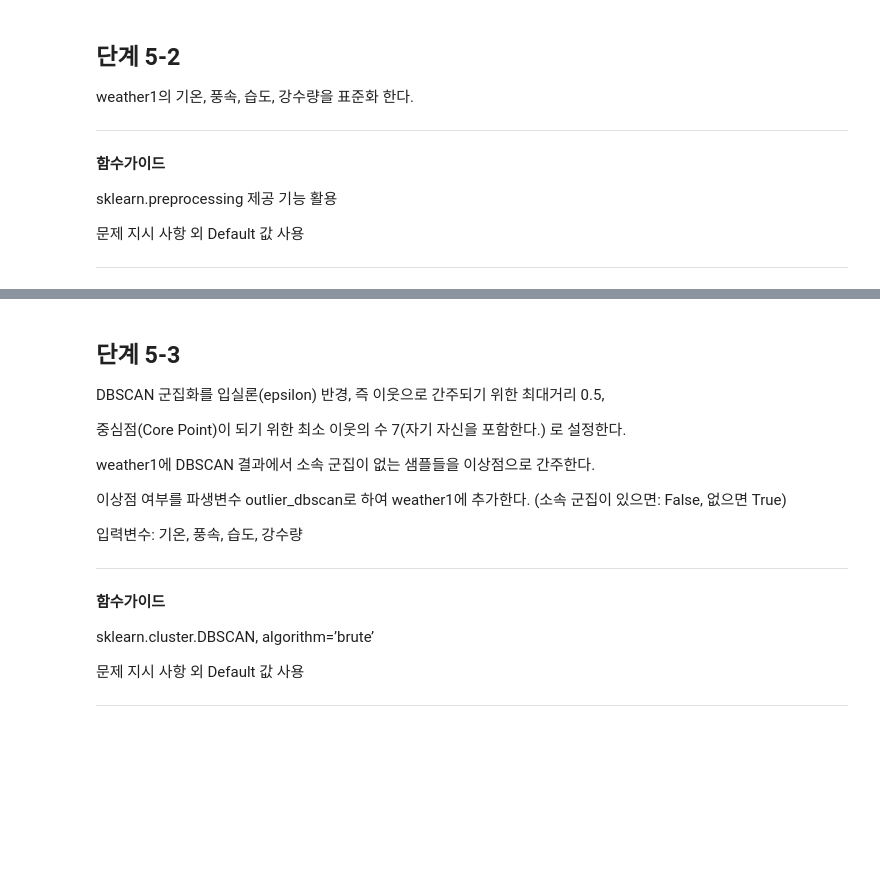
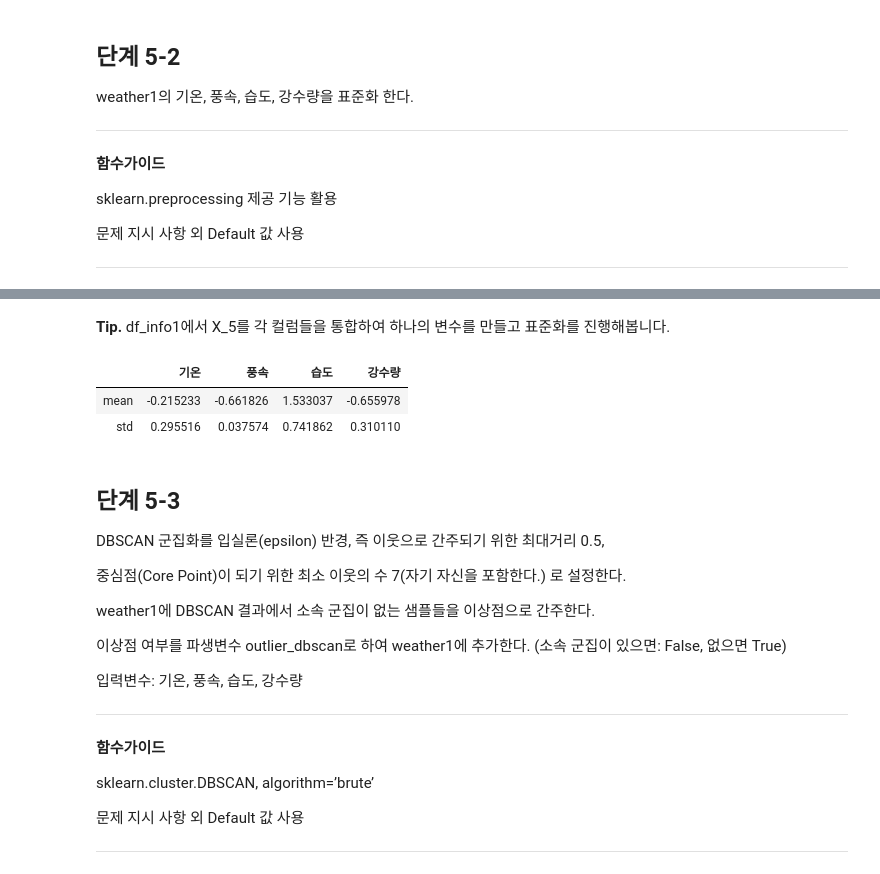
Before and after one commit to hulee1973/ds_lv3_2503_1, a Jupyter notebook: sec_ds_lv3_prob3_prob.ipynb, the cells around one changed output, grey strips where cells are left out. Cells and saved outputs as stored; diff of their text form; code cells hidden in the pictures; blank space fills up the shorter version.

```diff
--- a/sec_ds_lv3_prob3_prob.ipynb
+++ b/sec_ds_lv3_prob3_prob.ipynb
@@ -1446,3 +1603,16 @@ sklearn.preprocessing  제공 기능 활용
+# %% [markdown]
+**Tip.** df_info1에서 X_5를 각 컬럼들을 통합하여 하나의 변수를 만들고 표준화를 진행해봅니다.
+# %%
+std_scaler = StandardScaler()
+df_tmp = df_info1[X_5].stack().to_frame()
+# stack을 통해 X_5를 하나의 변수로 만듭니다. (wide -> long) 변환을 합니다.
+pd.DataFrame(
+    std_scaler.fit_transform(df_tmp), index = df_tmp.index
+)[0].unstack(level = - 1).agg(['mean', 'std'])  # (long -> wide) 변환을 비교을 위해 평균가 표준편차를 구해봅니다.
+# %% [output]
+|  | 기온 | 풍속 | 습도 | 강수량 |
+| mean | -0.215233 | -0.661826 | 1.533037 | -0.655978 |
+| std | 0.295516 | 0.037574 | 0.741862 | 0.310110 |
 # %% [markdown]
 ## 단계 5-3
 
```
Also changed, not shown: parts of 116 cells of this notebook.
